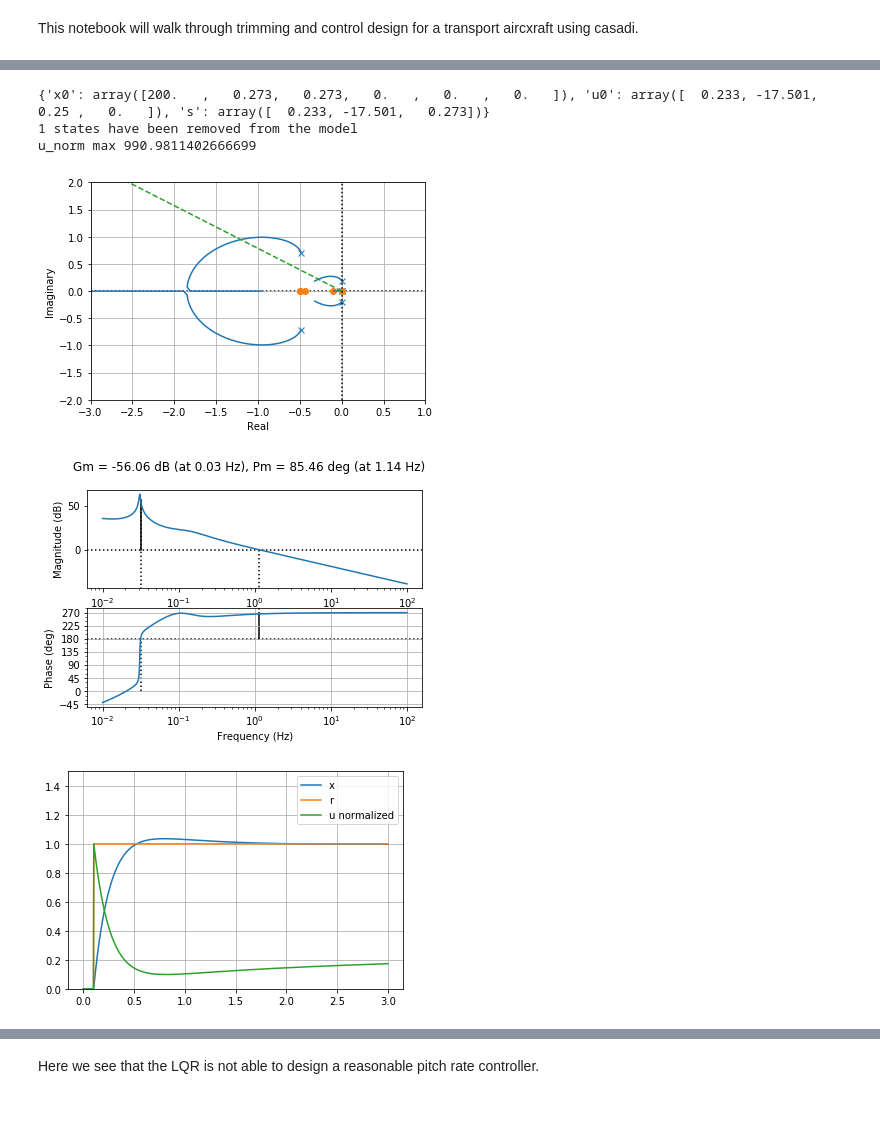
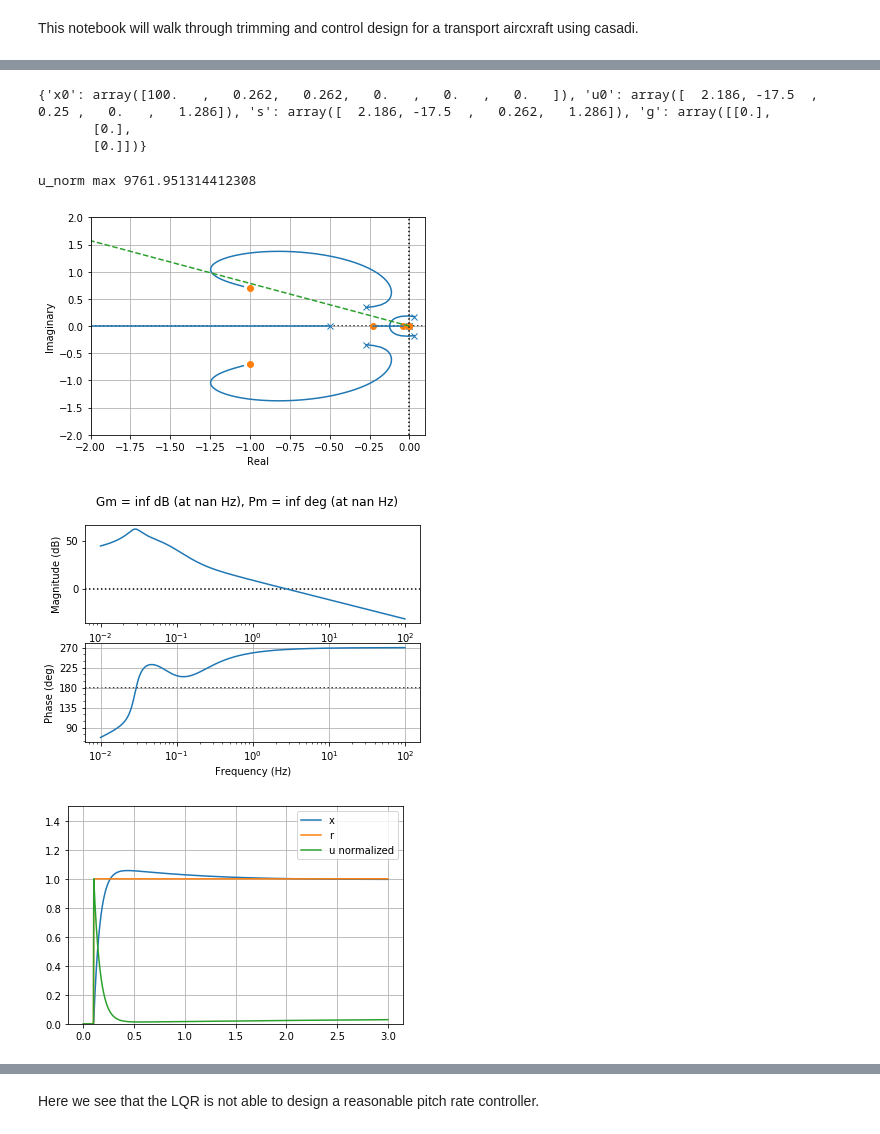
Before and after one commit to jgoppert/aae497-f19, a Jupyter notebook: lectures/4-Casadi-Transport.ipynb, the cells around one changed output, grey strips where cells are left out. Saved outputs shown, nothing was run; the diff lists cells and outputs as text; code cells hidden in the pictures.

```diff
--- a/lectures/4-Casadi-Transport.ipynb
+++ b/lectures/4-Casadi-Transport.ipynb
@@ -92,6 +93,7 @@ def constrain(s, vt, h, q, gamma):
     thtl = s[0]
     elev_deg = s[1]
     alpha = s[2]
+    phi = s[3]
 
     pos = 0  # we don't care what horiz. position we are at
     xcg = 0.25  # we assume xcg at 1/4 chord
@@ -102,20 +104,23 @@ def constrain(s, vt, h, q, gamma):
     x = ca.vertcat(vt, alpha, theta, q, h, pos)
 
     # thtl, elev_deg, xcg, land
-    u = ca.vertcat(thtl, elev_deg, xcg, land)
+    u = ca.vertcat(thtl, elev_deg, xcg, land, phi)
     return x, u
 
-def trim_cost(x, u):
+def constraint(s, vt, h, q, gamma):
+    x, u = constrain(s, vt, h, q, gamma)
     x_dot = rhs(x, u)
-    return x_dot[0]**2 + 100*x_dot[1]**2 + 10*x_dot[3]**2
+    return ca.vertcat(x_dot[0], x_dot[1], x_dot[3])  # force/moment balance
 
 def objective(s, vt, h, q, gamma):
     x, u = constrain(s, vt, h, q, gamma)
-    return trim_cost(x, u)
+    return u[0]**2  # minimize throttle
 # %%
-def trim(vt, h, q, gamma):
-    s = ca.SX.sym('s', 3)
-    nlp = {'x': s, 'f': objective(s, vt=vt, h=h, q=q, gamma=gamma)}
+def trim(vt, h, q, gamma, s0=np.zeros(4)):
+    s = ca.SX.sym('s', 4)
+    nlp = {'x': s,
+           'f': objective(s, vt=vt, h=h, q=q, gamma=gamma),
+            'g': constraint(s, vt=vt, h=h, q=q, gamma=gamma)}
     S = ca.nlpsol('S', 'ipopt', nlp, {
         'print_time': 0,
         'ipopt': {
@@ -123,18 +128,18 @@ def trim(vt, h, q, gamma):
             'print_level': 0,
             }
         })
-    # s = [thtl, elev_deg, alpha]
-    s0 = [0.293, 2.46, np.deg2rad(0.58)]
-    res = S(x0=s0, lbg=0, ubg=0, lbx=[0, -60, -np.deg2rad(5)], ubx=[1, 60, np.deg2rad(18)])
-    trim_cost = res['f']
-    trim_tol = 1e-10
-    if trim_cost > trim_tol:
-        raise ValueError('Trim failed to converge', trim_cost)
-    assert np.abs(float(res['f'])) < trim_tol
+    # s = [thtl, elev_deg, alpha, phi]
+    res = S(x0=s0, lbg=[0, 0, 0], ubg=[0, 0, 0],
+            lbx=[0, -20, -np.deg2rad(5), np.deg2rad(0)],
+            ubx=[10, 20, np.deg2rad(15), np.deg2rad(90)])
+    stats = S.stats()
+    if not stats['success']:
+        raise ValueError('Trim failed to converge', stats['return_status'])
     s_opt = res['x']
     x0, u0 = constrain(s_opt, vt, h, q, gamma)
     return {
         'x0': np.array(x0).reshape(-1),
         'u0': np.array(u0).reshape(-1),
-        's': np.array(s_opt).reshape(-1)
+        's': np.array(s_opt).reshape(-1),
+        'g': np.array(res['g'])
     }
@@ -159,7 +194,7 @@ def linearize(trim):
     x0 = trim['x0']
     u0 = trim['u0']
     x = ca.SX.sym('x', 6)
-    u = ca.SX.sym('u', 4)
+    u = ca.SX.sym('u', 5)
     y = x
     A = ca.jacobian(rhs(x, u), x)
     B = ca.jacobian(rhs(x, u), u)
@@ -172,9 +207,9 @@ def pitch_rate_control_design(vt, H, xlim, ylim, tf=3):
     trim_state = trim(vt=vt, h=0, q=0, gamma=0)
     print(trim_state)
     sys = linearize(trim_state)
-    G = control.minreal(control.tf(sys[3, 1]), 1e-2)
-    control.rlocus(G*H, kvect=np.linspace(0, 1, 1000), xlim=xlim, ylim=ylim);
+    G = control.tf(sys[3, 1])
     Go = G*H
+    control.rlocus(Go, kvect=np.linspace(0, 1, 1000), xlim=xlim, ylim=ylim);
     Gc = control.feedback(Go)
     plt.plot([0, -3], [0, 3*np.arccos(0.707)], '--')
     #plt.axis('equal')
@@ -214,12 +250,13 @@ u_norm max 853.5644464374589
 # %%
-pitch_rate_control_design(200, -1000*((s+0.5)/s)**2, [-3, 1], [-2, 2])
+pitch_rate_control_design(100, -10000*(s+1+0.7j)*(s+1-0.7j)/(s+0.5)/s, [-2, 0.1], [-2, 2])
 # %% [output]
-{'x0': array([200.   ,   0.273,   0.273,   0.   ,   0.   ,   0.   ]), 'u0': array([  0.233, -17.501,   0.25 ,   0.   ]), 's': array([  0.233, -17.501,   0.273])}
-1 states have been removed from the model
-u_norm max 990.9811402666699
+{'x0': array([100.   ,   0.262,   0.262,   0.   ,   0.   ,   0.   ]), 'u0': array([  2.186, -17.5  ,   0.25 ,   0.   ,   1.286]), 's': array([  2.186, -17.5  ,   0.262,   1.286]), 'g': array([[0.],
+       [0.],
+       [0.]])}
+u_norm max 9761.951314412308
-[figure, old version]
+[figure, new version]
-[figure, old version]
+[figure, new version]
-[figure, old version]
+[figure, new version]
 # %%
 def lqr_design(out_num, in_num, tf=3, R=1e-5, y_max=1.5):
     trim_500 = trim(vt=500, h=0, q=0, gamma=0)
```
Also changed, not shown: parts of 6 cells of this notebook.
